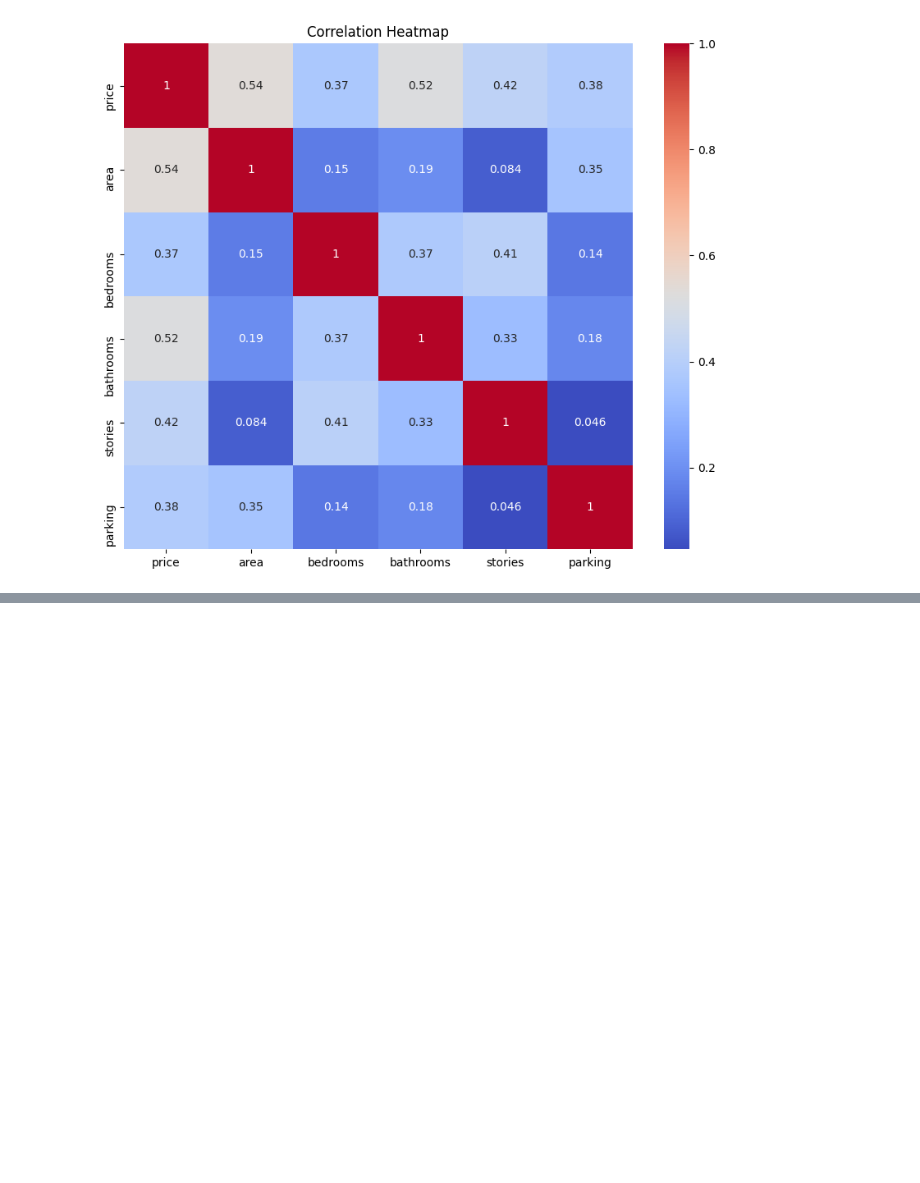
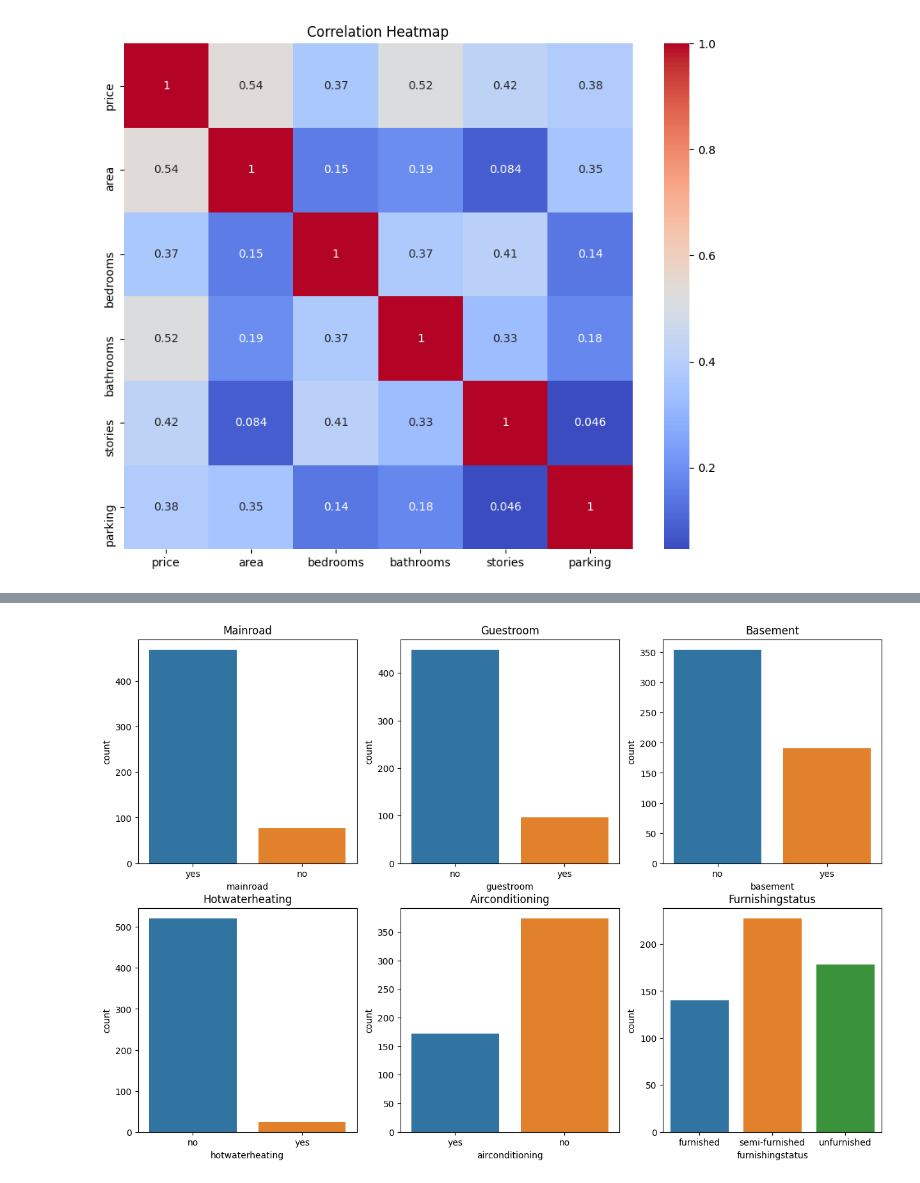
Before and after one commit to pathak08-abhishek01/house_price_e2e, a Jupyter notebook: notebook/eda.ipynb, the cells around one changed output, grey strips where cells are left out. Saved outputs shown, nothing was run; the diff lists cells and outputs as text; code cells hidden in the pictures; blank space fills up the shorter version.

```diff
--- a/notebook/eda.ipynb
+++ b/notebook/eda.ipynb
@@ -91,0 +188,30 @@ df.describe()
+# %%
+# plot the distribution of categorical features
+plt.figure(figsize=(15, 10))
+plt.subplot(2, 3, 1)
+sns.countplot(df['mainroad'])
+plt.title('Mainroad')
+
+plt.subplot(2, 3, 2)
+sns.countplot(df['guestroom'])
+plt.title('Guestroom')
+
+plt.subplot(2, 3, 3)
+sns.countplot(df['basement'])
+plt.title('Basement')
+
+plt.subplot(2, 3, 4)
+sns.countplot(df['hotwaterheating'])
+plt.title('Hotwaterheating')
+
+plt.subplot(2, 3, 5)
+sns.countplot(df['airconditioning'])
+plt.title('Airconditioning')
+
+plt.subplot(2, 3, 6)
+sns.countplot(df['furnishingstatus'])
+plt.title('Furnishingstatus')
+
+plt.show()
+# %% [output]
+[figure, added]
```
Also changed, not shown: parts of 19 cells of this notebook, 3 other files.
